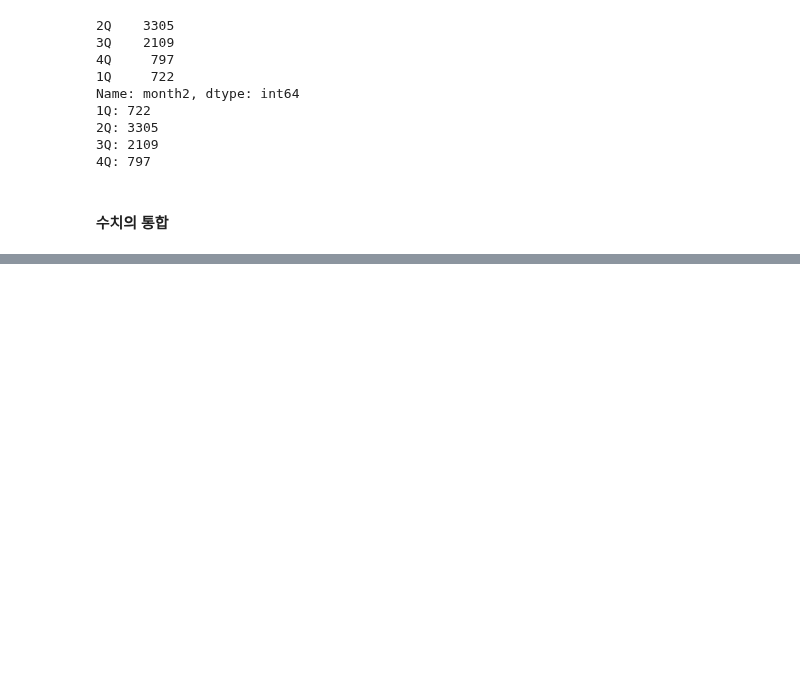
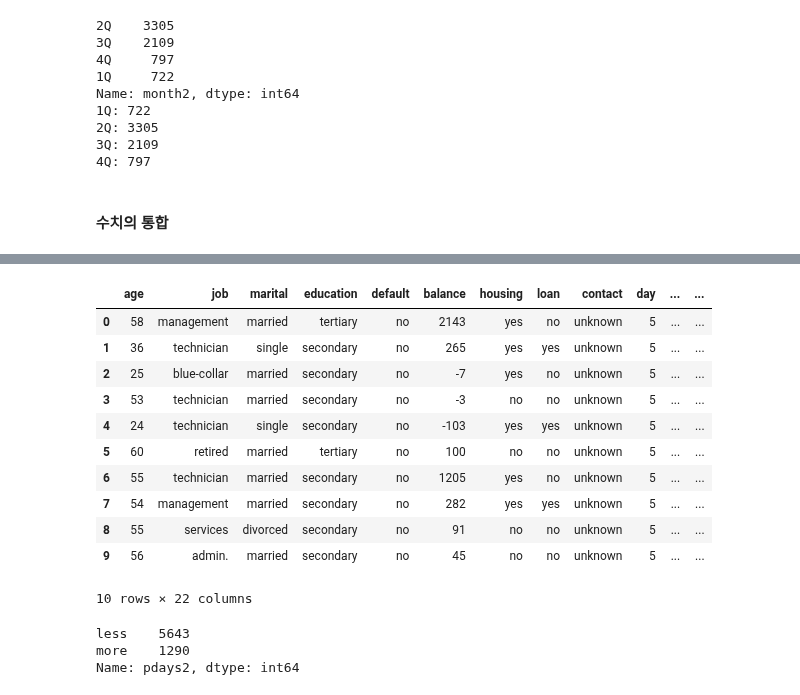
Before and after one commit to seonghyeokcho/Python, a Jupyter notebook: 01_basic_notion/pre-processing_technique.ipynb, the cells around one changed output, grey strips where cells are left out. Drawn from its saved outputs; the diff is of its cells as text; code cells hidden in the pictures; blank space fills up the shorter version.

```diff
--- a/01_basic_notion/pre-processing_technique.ipynb
+++ b/01_basic_notion/pre-processing_technique.ipynb
@@ -853,0 +929,25 @@ Name: month2, dtype: int64
+# %%
+# pdays는 이전 캠페인 실시 후로부터의 일수를 의미한다. 경계값을 0으로 설정하고, "less" or "more"로 치환하여
+# 새로운 열 pdays2에 저장한다.
+bank_data.loc[bank_data["pdays"] < 0, "pdays2"] = "less"
+bank_data.loc[bank_data["pdays"] >= 0, "pdays2"] = "more"
+bank_data.head(10)
+# %% [output]
+|  | age | job | marital | education | default | balance | housing | loan | contact | day | ... | ... |
+| 0 | 58 | management | married | tertiary | no | 2143 | yes | no | unknown | 5 | ... | ... |
+| 1 | 36 | technician | single | secondary | no | 265 | yes | yes | unknown | 5 | ... | ... |
+| 2 | 25 | blue-collar | married | secondary | no | -7 | yes | no | unknown | 5 | ... | ... |
+| 3 | 53 | technician | married | secondary | no | -3 | no | no | unknown | 5 | ... | ... |
+| 4 | 24 | technician | single | secondary | no | -103 | yes | yes | unknown | 5 | ... | ... |
+| 5 | 60 | retired | married | tertiary | no | 100 | no | no | unknown | 5 | ... | ... |
+| 6 | 55 | technician | married | secondary | no | 1205 | yes | no | unknown | 5 | ... | ... |
+| 7 | 54 | management | married | secondary | no | 282 | yes | yes | unknown | 5 | ... | ... |
+| 8 | 55 | services | divorced | secondary | no | 91 | no | no | unknown | 5 | ... | ... |
+| 9 | 56 | admin. | married | secondary | no | 45 | no | no | unknown | 5 | ... | ... |
+10 rows × 22 columns
+# %%
+bank_data["pdays2"].value_counts()
+# %% [output]
+less    5643
+more    1290
+Name: pdays2, dtype: int64
```
Also changed, not shown: parts of 38 cells of this notebook.
